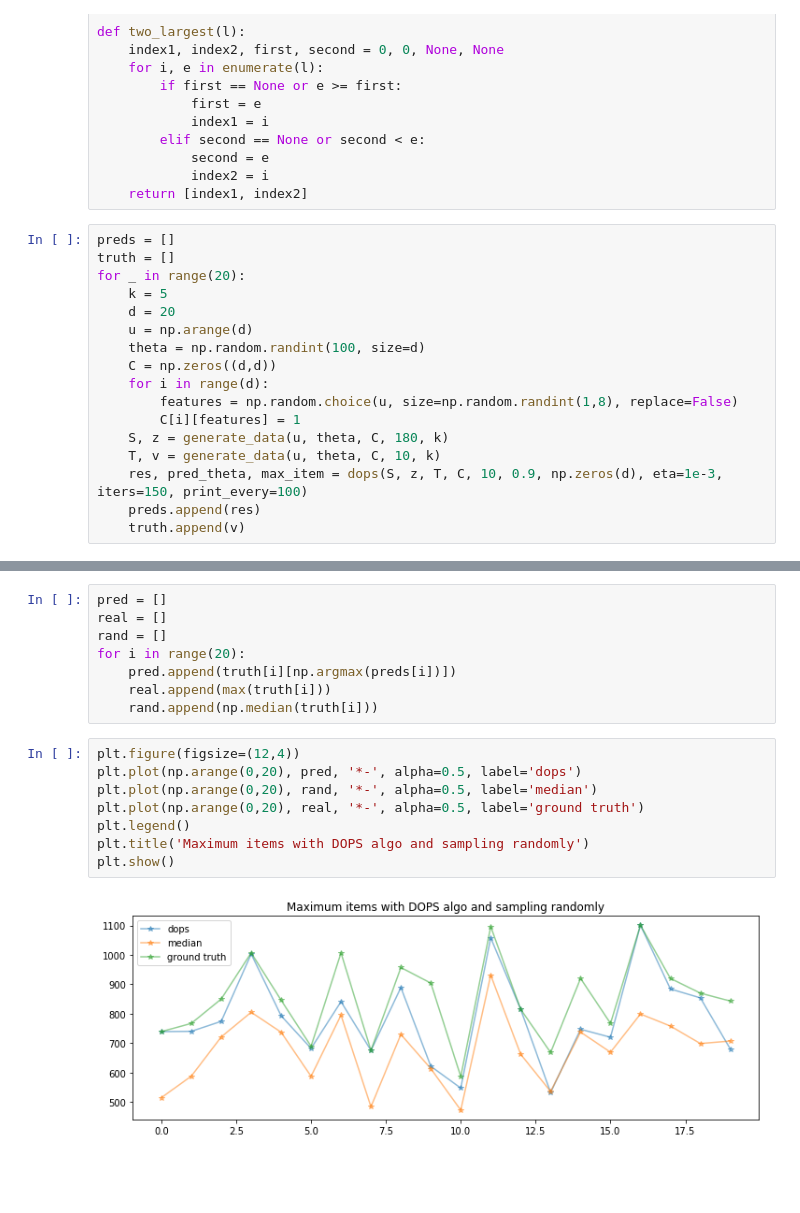
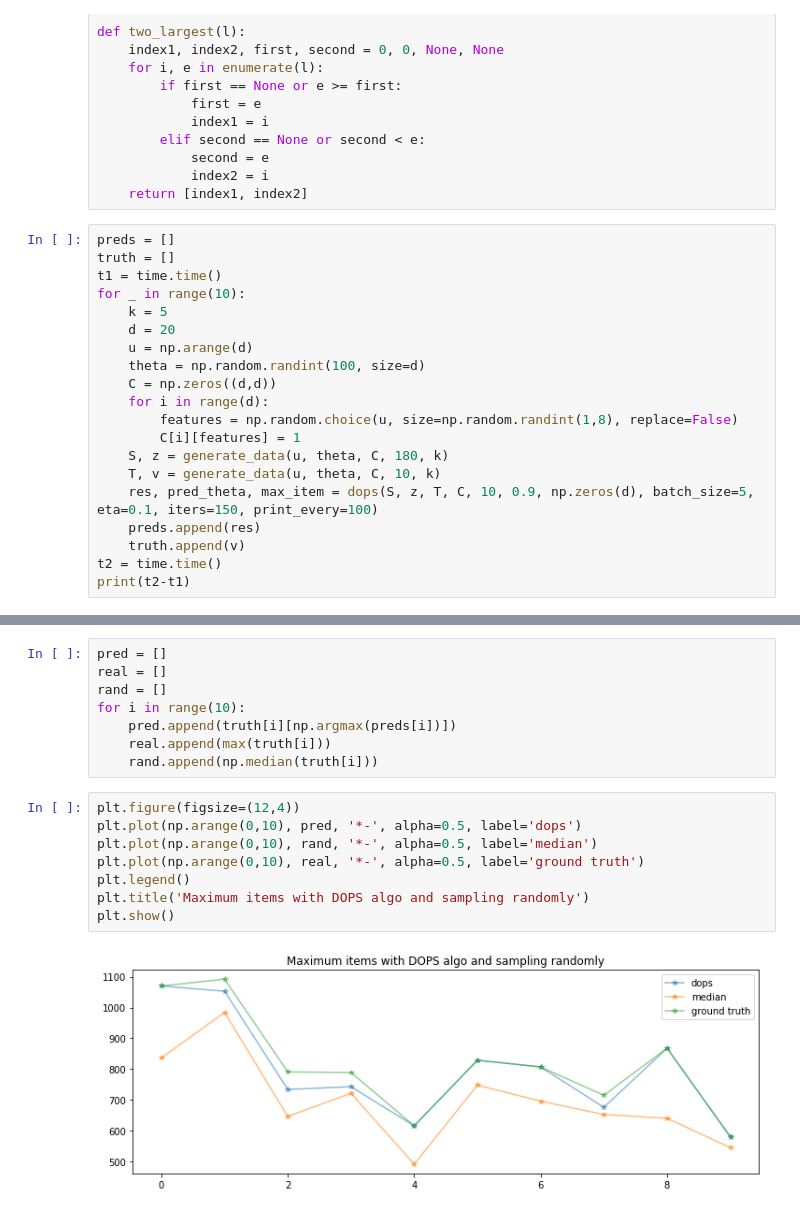
Before and after one commit to Duuuuuu/Learning-to-Rank-Patients-Severity-of-Illness-with-Partially-Observable-Data, a Jupyter notebook: toy_data.ipynb, the cells around one changed output, grey strips where cells are left out. Saved outputs shown, nothing was run; the diff lists cells and outputs as text; blank space fills up the shorter version.

```diff
--- a/toy_data.ipynb
+++ b/toy_data.ipynb
@@ -32,7 +33,8 @@ def two_largest(l):
 # %%
 preds = []
 truth = []
-for _ in range(20):
+t1 = time.time()
+for _ in range(10):
     k = 5
     d = 20
     u = np.arange(d)
@@ -43,7 +45,9 @@ for _ in range(20):
         C[i][features] = 1
     S, z = generate_data(u, theta, C, 180, k)
     T, v = generate_data(u, theta, C, 10, k)
-    res, pred_theta, max_item = dops(S, z, T, C, 10, 0.9, np.zeros(d), eta=1e-3, iters=150, print_every=100)
+    res, pred_theta, max_item = dops(S, z, T, C, 10, 0.9, np.zeros(d), batch_size=5, eta=0.1, iters=150, print_every=100)
     preds.append(res)
     truth.append(v)
+t2 = time.time()
+print(t2-t1)
 # %% [output]
@@ -91,17 +72,17 @@ res
 pred = []
 real = []
 rand = []
-for i in range(20):
+for i in range(10):
     pred.append(truth[i][np.argmax(preds[i])])
     real.append(max(truth[i]))
     rand.append(np.median(truth[i]))
 # %%
 plt.figure(figsize=(12,4))
-plt.plot(np.arange(0,20), pred, '*-', alpha=0.5, label='dops')
-plt.plot(np.arange(0,20), rand, '*-', alpha=0.5, label='median')
-plt.plot(np.arange(0,20), real, '*-', alpha=0.5, label='ground truth')
+plt.plot(np.arange(0,10), pred, '*-', alpha=0.5, label='dops')
+plt.plot(np.arange(0,10), rand, '*-', alpha=0.5, label='median')
+plt.plot(np.arange(0,10), real, '*-', alpha=0.5, label='ground truth')
 plt.legend()
 plt.title('Maximum items with DOPS algo and sampling randomly')
 plt.show()
 # %% [output]
-[figure, old version]
+[figure, new version]
```
Also changed, not shown: parts of 3 cells of this notebook.
